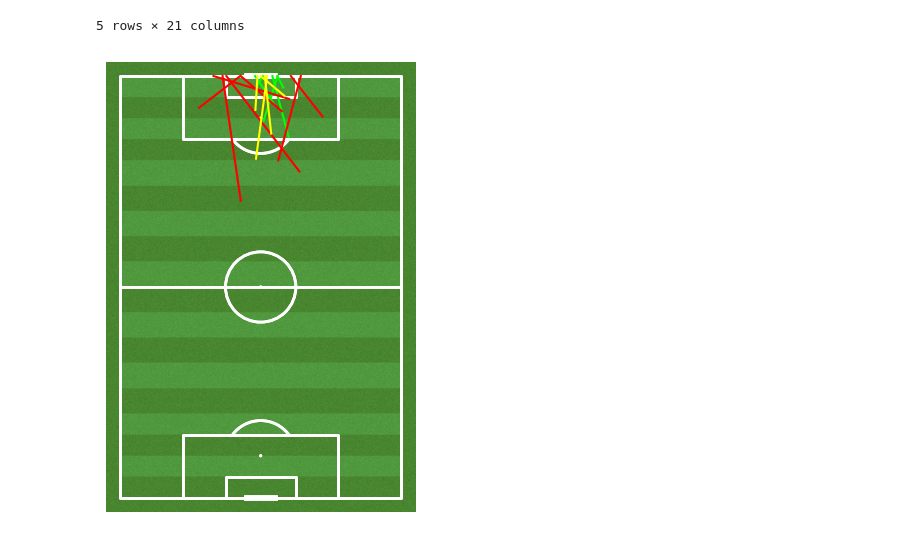
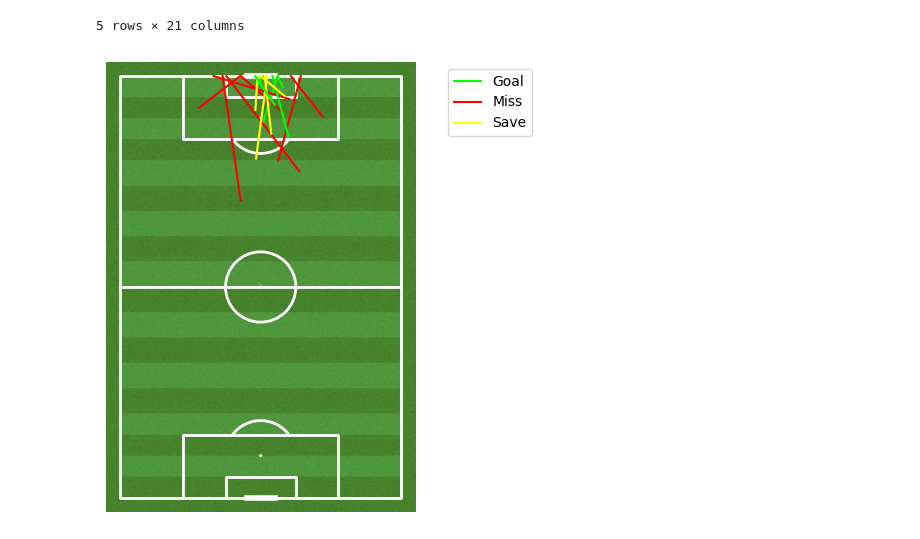
Before and after one commit to 8ugo/PALxPON_Shots, a Jupyter notebook: PALxPON.ipynb, the cells around one changed output. Saved outputs shown, nothing was run; the diff lists cells and outputs as text; code cells hidden in the pictures.

```diff
--- a/PALxPON.ipynb
+++ b/PALxPON.ipynb
@@ -834,23 +842,36 @@ df1.head()
 | 3 | True | block | NaN | assisted | {'x': 19.8, 'y': 59.1, 'z': 0} | left-foot | low-right | ... |
 | 4 | False | miss | NaN | assisted | {'x': 8.7, 'y': 26.6, 'z': 0} | left-foot | left | ... |
 5 rows × 21 columns
-# %%
-pitch = VerticalPitch(half=False, pitch_color='grass', line_color='white', stripe=True)
-fig, ax = pitch.draw()
-pitch.draw(ax=ax)
-
-plt.gca().invert_yaxis()
-
-for x in range(len(df1['x'])):
-    if df['shotType'][x] == 'goal' and df['isHome'][x] == True:
-        plt.plot((df1['x'][x],df1['x_end'][x]),(df1['y'][x],df1['y_end'][x]),color='#00FF00')
-
-for x in range(len(df1['x'])):
-    if df['shotType'][x] == 'miss' and df['isHome'][x] == True:
-        plt.plot((df1['x'][x],df1['x_end'][x]),(df1['y'][x],df1['y_end'][x]),color='red')
-
-for x in range(len(df1['x'])):
-    if df['shotType'][x] == 'save' and df['isHome'][x] == True:
-        plt.plot((df1['x'][x],df1['x_end'][x]),(df1['y'][x],df1['y_end'][x]),color='yellow')
-# %% [output]
-[figure, removed]
+# %%
+import matplotlib.pyplot as plt
+
+# Código para configurar o pitch e desenhar os chutes
+pitch = VerticalPitch(half=False, pitch_color='grass', line_color='white', stripe=True)
+fig, ax = pitch.draw()
+plt.gca().invert_yaxis()
+
+# Listas para armazenar os objetos plotados
+goal_plots = []
+miss_plots = []
+save_plots = []
+
+# Plot dos chutes
+for x in range(len(df1['x'])):
+    if df['shotType'][x] == 'goal' and df['isHome'][x] == True:
+        goal_plot, = plt.plot((df1['x'][x],df1['x_end'][x]),(df1['y'][x],df1['y_end'][x]),color='#00FF00')
+        goal_plots.append(goal_plot)
+
+    elif df['shotType'][x] == 'miss' and df['isHome'][x] == True:
+        miss_plot, = plt.plot((df1['x'][x],df1['x_end'][x]),(df1['y'][x],df1['y_end'][x]), color='red')
+        miss_plots.append(miss_plot)
+
+    elif df['shotType'][x] == 'save' and df['isHome'][x] == True:
+        save_plot, = plt.plot((df1['x'][x],df1['x_end'][x]),(df1['y'][x],df1['y_end'][x]),color='yellow')
+        save_plots.append(save_plot)
+
+# Adicionando legenda com os rótulos
+plt.legend([goal_plots[0], miss_plots[0], save_plots[0]], ['Goal', 'Miss', 'Save'], loc='upper right', bbox_to_anchor=(1.4, 1))
+
+plt.show()
+# %% [output]
+[figure, added]
```
Also changed, not shown: parts of 1 cell of this notebook.
